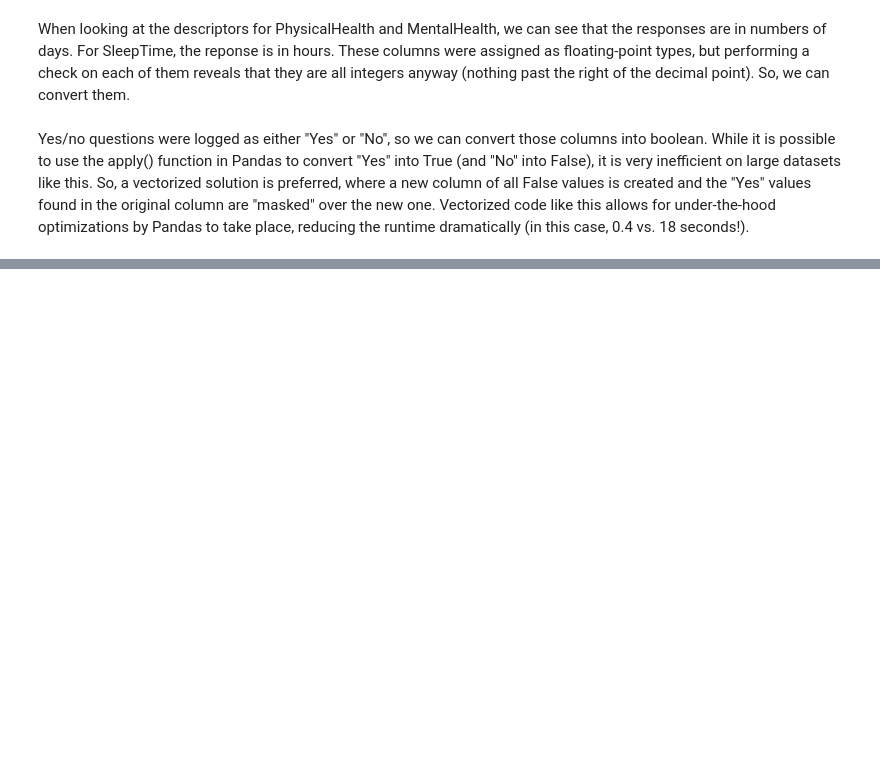
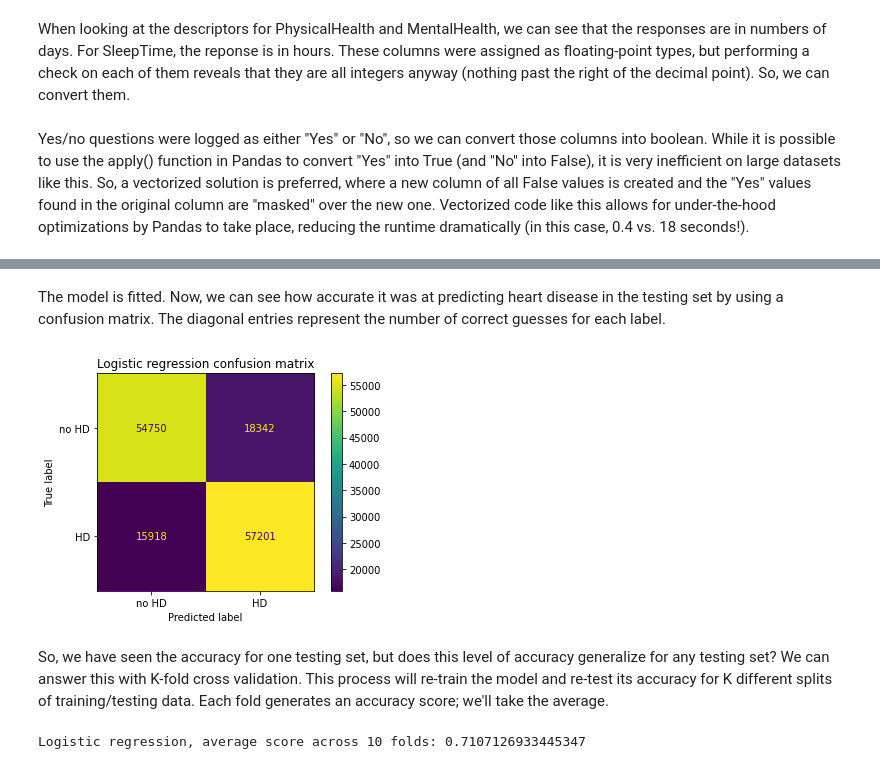
Before and after one commit to ecoates2/ecoates2.github.io, a Jupyter notebook: proj_final.ipynb, the cells around one changed output, grey strips where cells are left out. Cells and saved outputs as stored; diff of their text form; code cells hidden in the pictures; blank space fills up the shorter version.

```diff
--- a/proj_final.ipynb
+++ b/proj_final.ipynb
@@ -145,0 +290,15 @@ TO-DO: EDA, Machine learning models, visualizations
+# %%
+bc = ['HeartDisease','Sex','Smoking','SkinCancer','Stroke','Asthma', 'DiffWalking','PhysicalActivity','KidneyDisease','AlcoholDrinking']
+
+for c in bc:
+    df[c] = df[c].replace([False,True],[0,1])
+
+# List of encoder objects for each column
+encoding_stages = [ce.OneHotEncoder(cols='Sex', return_df=True, use_cat_names=True), ce.OneHotEncoder(cols='Race', return_df=True, use_cat_names=True), ce.OneHotEncoder(cols='Diabetic', return_df=True, use_cat_names=True), \
+ce.OrdinalEncoder(cols=['AgeCategory'], return_df=True, mapping=[{'col':'AgeCategory', 'mapping': {'18-24':1, '25-29':2,'30-34':3,'35-39':4,'40-44':5,'45-49':6,'50-54':7,'55-59':8,'60-64':9,'65-69':10,'70-74':11,'75-79':12,'80 or older':13}}]), \
+ce.OrdinalEncoder(cols=['GenHealth'], return_df=True, mapping=[{'col':'GenHealth', 'mapping':{'Poor':1,'Fair':2,'Good':3,'Very good':4,'Excellent':5}}])]
+
+for encoder in encoding_stages:
+    df = encoder.fit_transform(df)
+
+df.head()
@@ -145,0 +317,6 @@ TO-DO: EDA, Machine learning models, visualizations
+# %%
+col_names = df.columns
+normalized_values = MinMaxScaler().fit_transform(df) #Returns an array
+
+df = pd.DataFrame(normalized_values, columns = col_names) #Convert the array back into a dataframe, using original column names
+df.head()
@@ -145,0 +345,7 @@ TO-DO: EDA, Machine learning models, visualizations
+# %%
+hd = df[df['HeartDisease'] == 1]
+non_hd = df[df['HeartDisease'] == 0]
+
+resampled_hd = resample(hd, n_samples=non_hd.shape[0], random_state=1) #Resample data for HD patients
+
+df = pd.concat([non_hd, resampled_hd]) #Put the oversampled data back into the dataframe
@@ -145,0 +356,26 @@ TO-DO: EDA, Machine learning models, visualizations
+# %%
+ind = [x for x in df.columns if x != 'HeartDisease']
+dep = ['HeartDisease']
+ind_train, ind_test, dep_train, dep_test = train_test_split(df[ind], df[dep], random_state=1)
+
+lg_model = LogisticRegression()
+lg_model.fit(ind_train, pd.Series.ravel(dep_train))
+lg_predictions = lg_model.predict(ind_test)
+# %% [markdown]
+The model is fitted. Now, we can see how accurate it was at predicting heart disease in the testing set by using a confusion matrix. The diagonal entries represent the number of correct guesses for each label.
+# %%
+cm = confusion_matrix(pd.Series.ravel(dep_test), lg_predictions, labels=lg_model.classes_)
+disp = ConfusionMatrixDisplay(confusion_matrix=cm, display_labels=['no HD', 'HD'])
+disp.plot()
+plt.title("Logistic regression confusion matrix")
+plt.show()
+# %% [output]
+[figure, added]
+# %% [markdown]
+So, we have seen the accuracy for one testing set, but does this level of accuracy generalize for any testing set? We can answer this with K-fold cross validation. This process will re-train the model and re-test its accuracy for K different splits of training/testing data. Each fold generates an accuracy score; we'll take the average.
+# %%
+kf = KFold(n_splits=10)
+cv_score = cross_val_score(lg_model, df[ind], pd.Series.ravel(df[dep]), cv=kf)
+print('Logistic regression, average score across 10 folds: ' + str(np.mean(cv_score)))
+# %% [output]
+Logistic regression, average score across 10 folds: 0.7107126933445347
```
Also changed, not shown: parts of 33 cells of this notebook, 1 other file.
